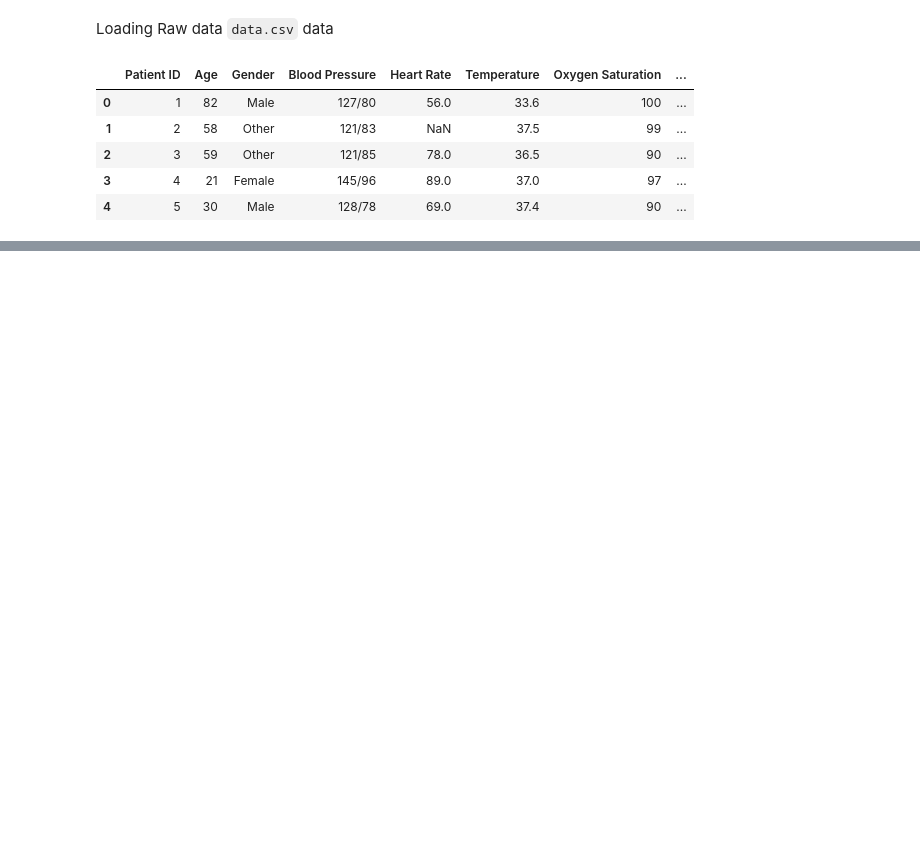
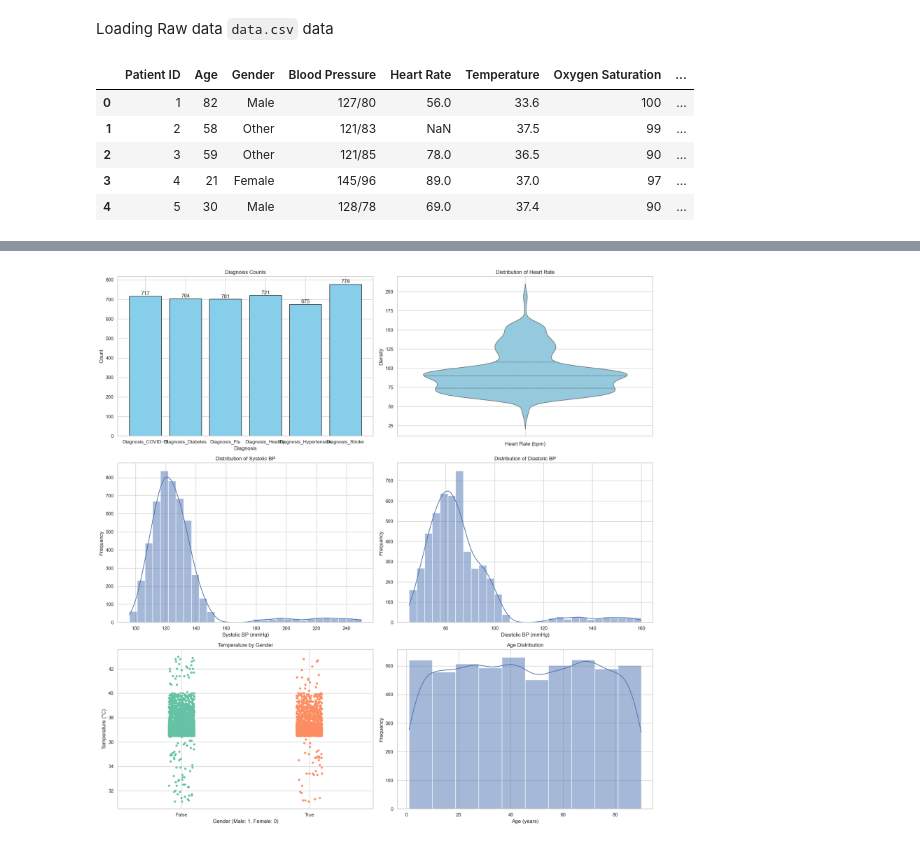
Before and after one commit to Adarshv0524/MedQueue, a Jupyter notebook: main.ipynb, the cells around one changed output, grey strips where cells are left out. Saved outputs shown, nothing was run; the diff lists cells and outputs as text; code cells hidden in the pictures; blank space fills up the shorter version.

```diff
--- a/main.ipynb
+++ b/main.ipynb
@@ -29,0 +32,19 @@ df.head()
+# %%
+# Splitting Blood Pressure into two separate columns: Systolic and Diastolic
+df[['Systolic BP', 'Diastolic BP']] = df['Blood Pressure'].str.split('/', expand=True)
+
+# Convert Systolic and Diastolic BP to numeric
+df['Systolic BP'] = pd.to_numeric(df['Systolic BP'], errors='coerce')
+df['Diastolic BP'] = pd.to_numeric(df['Diastolic BP'], errors='coerce')
+
+# Dropping the old 'Blood Pressure' column
+df = df.drop('Blood Pressure', axis=1)
+
+# Converting 'Admission Date' to datetime
+df['Admission Date'] = pd.to_datetime(df['Admission Date'])
+
+# One-Hot Encoding for 'Gender' and 'Symptoms'
+df = pd.get_dummies(df, columns=['Gender', 'Symptoms' ,'Medical History' ,'Diagnosis' ], drop_first=True)
+
+# Show the modified DataFrame
+df.head()
@@ -29,0 +62,64 @@ df.head()
+# %%
+import matplotlib.pyplot as plt
+import seaborn as sns
+import pandas as pd
+from matplotlib.dates import DateFormatter
+
+# DataFrame = df
+df['Admission Date'] = pd.to_datetime(df['Admission Date'])
+df = df.sort_values('Admission Date')
+
+fig, axs = plt.subplots(3, 2, figsize=(18, 18))
+
+# Diagnosis Counts ka Bar Plot
+diagnosis_columns = ['Diagnosis_COVID-19', 'Diagnosis_Diabetes', 'Diagnosis_Flu', 'Diagnosis_Healthy', 'Diagnosis_Hypertension', 'Diagnosis_Stroke']
+diagnosis_counts = df[diagnosis_columns].sum()
+
+bars = axs[0, 0].bar(diagnosis_counts.index, diagnosis_counts.values, color='skyblue', edgecolor='black')
+axs[0, 0].set_title('Diagnosis Counts')
+axs[0, 0].set_xlabel('Diagnosis')
+axs[0, 0].set_ylabel('Count')
+axs[0, 0].grid(True)
+for bar in bars:
+    yval = bar.get_height()
+    axs[0, 0].text(bar.get_x() + bar.get_width()/2, yval + 0.5, int(yval), ha='center', va='bottom')
+
+# Heart Rate ka Violin Plot
+sns.violinplot(y='Heart Rate', data=df, ax=axs[0, 1], inner='quartile', color='skyblue')
+axs[0, 1].set_title('Distribution of Heart Rate')
+axs[0, 1].set_xlabel('Heart Rate (bpm)')
+axs[0, 1].set_ylabel('Density')
+axs[0, 1].grid(True)
+
+# Systolic BP ka histogram
+sns.histplot(df['Systolic BP'].dropna(), bins=30, kde=True, ax=axs[1, 0])
+axs[1, 0].set_title('Distribution of Systolic BP')
+axs[1, 0].set_xlabel('Systolic BP (mmHg)')
+axs[1, 0].set_ylabel('Frequency')
+axs[1, 0].grid(True)
+
+# Diastolic BP ka histogram
+sns.histplot(df['Diastolic BP'].dropna(), bins=30, kde=True, ax=axs[1, 1])
+axs[1, 1].set_title('Distribution of Diastolic BP')
+axs[1, 1].set_xlabel('Diastolic BP (mmHg)')
+axs[1, 1].set_ylabel('Frequency')
+axs[1, 1].grid(True)
+
+# Temperature by Gender ka plot
+sns.stripplot(x='Gender_Male', y='Temperature', data=df, ax=axs[2, 0], jitter=True, palette='Set2')
+axs[2, 0].set_title('Temperature by Gender')
+axs[2, 0].set_xlabel('Gender (Male: 1, Female: 0)')
+axs[2, 0].set_ylabel('Temperature (°C)')
+axs[2, 0].grid(True)
+
+# Age Distribution ka histogram
+sns.histplot(df['Age'], bins=10, kde=True, ax=axs[2, 1])
+axs[2, 1].set_title('Age Distribution')
+axs[2, 1].set_xlabel('Age (years)')
+axs[2, 1].set_ylabel('Frequency')
+axs[2, 1].grid(True)
+
+plt.tight_layout()
+plt.show()
+# %% [output]
+[figure, added]
```
Also changed, not shown: parts of 6 cells of this notebook.
